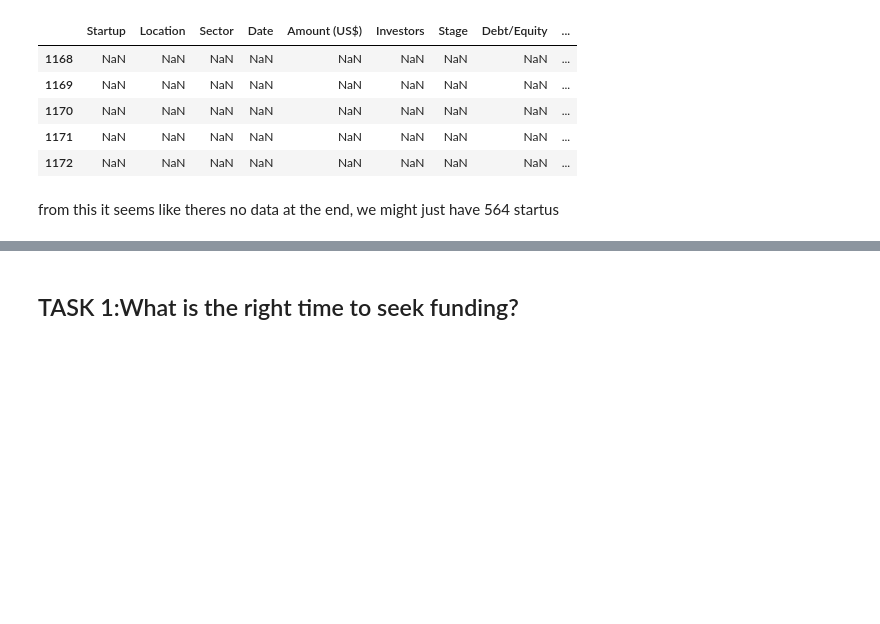
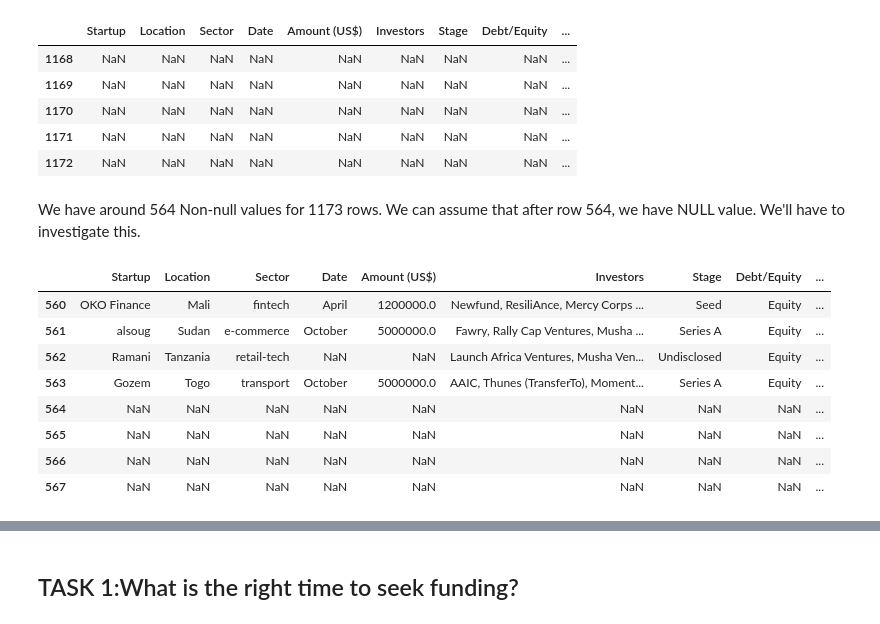
Before and after one commit to Vambane/AfricanStartups_2021, a Jupyter notebook: africanstartups.ipynb, the cells around one changed output, grey strips where cells are left out. Drawn from its saved outputs; the diff is of its cells as text; code cells hidden in the pictures; blank space fills up the shorter version.

```diff
--- a/africanstartups.ipynb
+++ b/africanstartups.ipynb
@@ -71,5 +71,17 @@ df.tail()
 | 1170 | NaN | NaN | NaN | NaN | NaN | NaN | NaN | NaN | ... |
 | 1171 | NaN | NaN | NaN | NaN | NaN | NaN | NaN | NaN | ... |
 | 1172 | NaN | NaN | NaN | NaN | NaN | NaN | NaN | NaN | ... |
-# %% [markdown]
- from this it seems like theres no data at the end, we might just have 564 startus
+# %% [markdown]
+We have around 564 Non-null values for 1173 rows. We can assume that after row 564, we have NULL value. We'll have to investigate this.
+# %%
+df.iloc[[560,561,562,563,564,565,566,567]]
+# %% [output]
+|  | Startup | Location | Sector | Date | Amount (US$) | Investors | Stage | Debt/Equity | ... |
+| 560 | OKO Finance | Mali | fintech | April | 1200000.0 | Newfund, ResiliAnce, Mercy Corps ... | Seed | Equity | ... |
+| 561 | alsoug | Sudan | e-commerce | October | 5000000.0 | Fawry, Rally Cap Ventures, Musha ... | Series A | Equity | ... |
+| 562 | Ramani | Tanzania | retail-tech | NaN | NaN | Launch Africa Ventures, Musha Ven... | Undisclosed | Equity | ... |
+| 563 | Gozem | Togo | transport | October | 5000000.0 | AAIC, Thunes (TransferTo), Moment... | Series A | Equity | ... |
+| 564 | NaN | NaN | NaN | NaN | NaN | NaN | NaN | NaN | ... |
+| 565 | NaN | NaN | NaN | NaN | NaN | NaN | NaN | NaN | ... |
+| 566 | NaN | NaN | NaN | NaN | NaN | NaN | NaN | NaN | ... |
+| 567 | NaN | NaN | NaN | NaN | NaN | NaN | NaN | NaN | ... |
```
Also changed, not shown: parts of 6 cells of this notebook.
